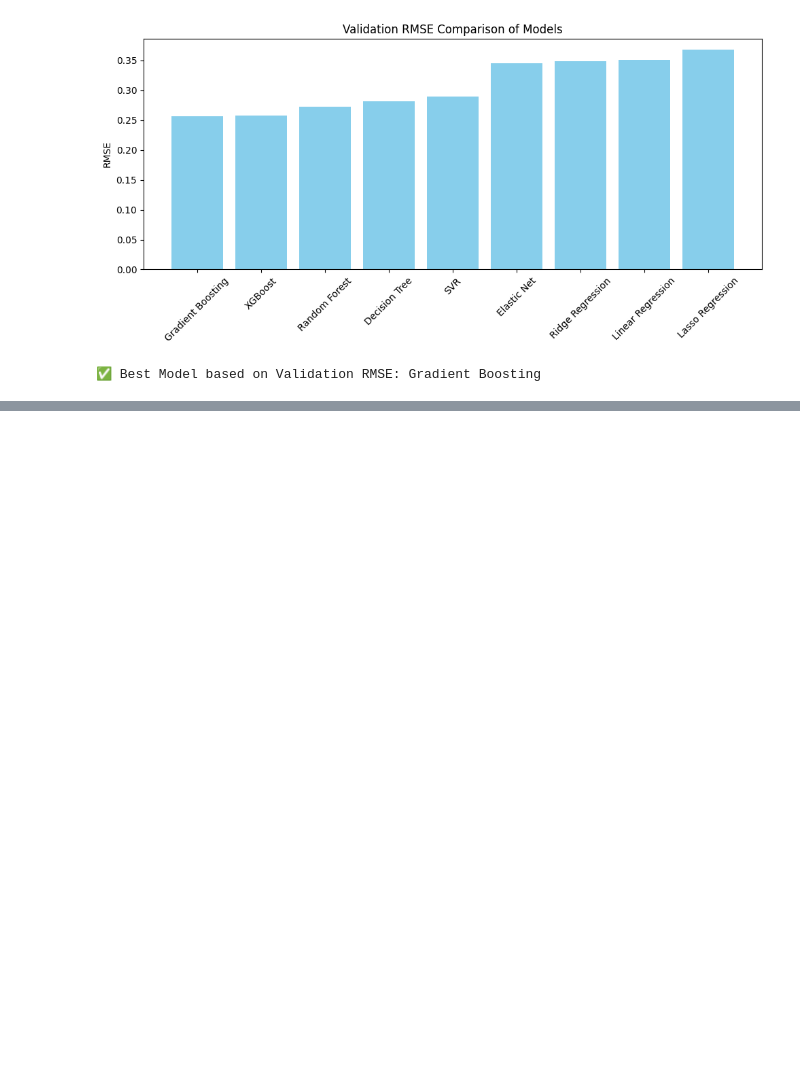
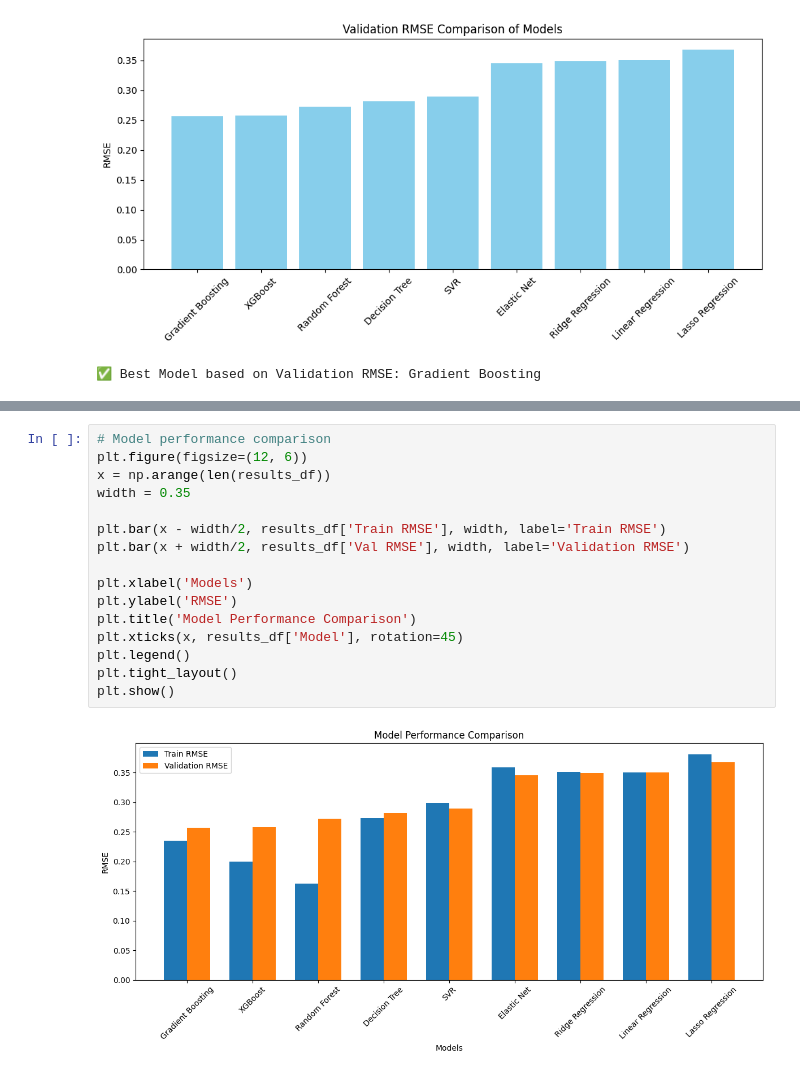
Before and after one commit to shujaullah/Housing-Price, a Jupyter notebook: model_prediction_2.ipynb, the cells around one changed output, grey strips where cells are left out. Saved outputs shown, nothing was run; the diff lists cells and outputs as text; blank space fills up the shorter version.

```diff
--- a/model_prediction_2.ipynb
+++ b/model_prediction_2.ipynb
@@ -296,0 +301,18 @@ for name, model in trained_models.items():
+# %%
+# Model performance comparison
+plt.figure(figsize=(12, 6))
+x = np.arange(len(results_df))
+width = 0.35
+
+plt.bar(x - width/2, results_df['Train RMSE'], width, label='Train RMSE')
+plt.bar(x + width/2, results_df['Val RMSE'], width, label='Validation RMSE')
+
+plt.xlabel('Models')
+plt.ylabel('RMSE')
+plt.title('Model Performance Comparison')
+plt.xticks(x, results_df['Model'], rotation=45)
+plt.legend()
+plt.tight_layout()
+plt.show()
+# %% [output]
+[figure, added]
```
Also changed, not shown: parts of 11 cells of this notebook, 1 other file.
